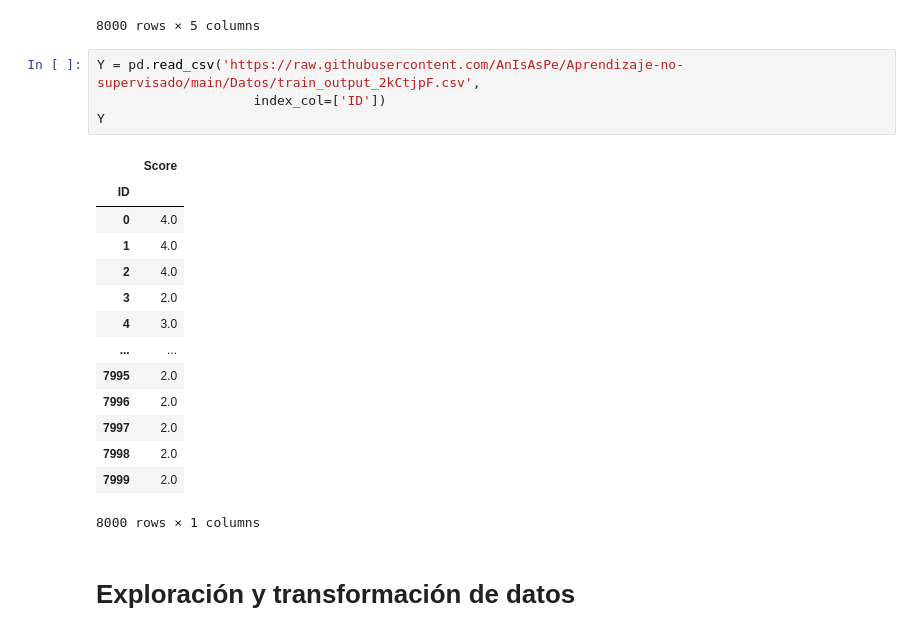
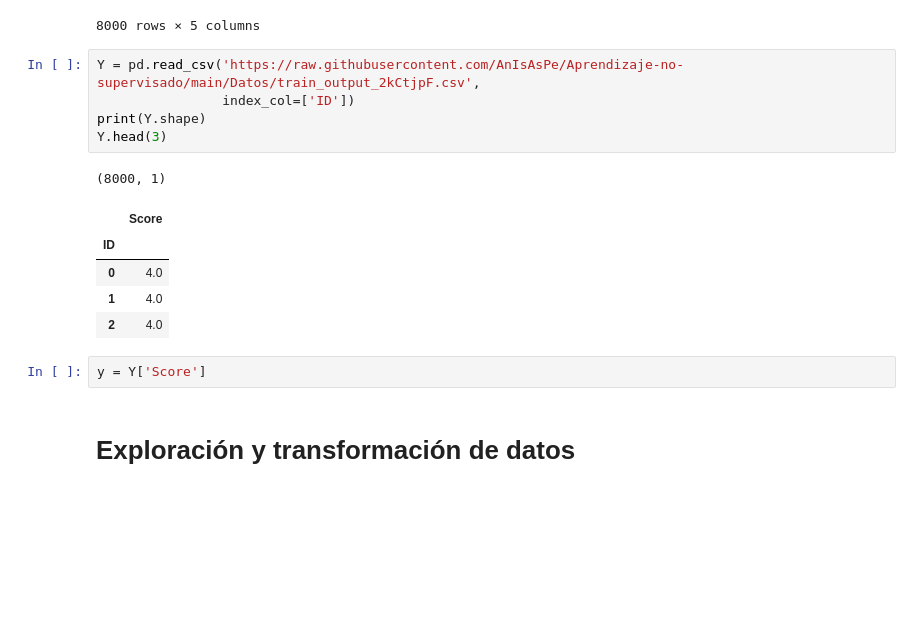
Before and after one commit to AnIsAsPe/Aprendizaje-no-supervisado, a Jupyter notebook: Knn.ipynb, the cells around one changed output. Saved outputs shown, nothing was run; the diff lists cells and outputs as text; blank space fills up the shorter version.

```diff
--- a/Knn.ipynb
+++ b/Knn.ipynb
@@ -47,23 +49,18 @@ X
 8000 rows × 5 columns
 # %%
 Y = pd.read_csv('https://raw.githubusercontent.com/AnIsAsPe/Aprendizaje-no-supervisado/main/Datos/train_output_2kCtjpF.csv',
-                    index_col=['ID'])
-Y
+                index_col=['ID'])
+print(Y.shape)
+Y.head(3)
 # %% [output]
+(8000, 1)
 |  | Score |
 | ID |  |
 | 0 | 4.0 |
 | 1 | 4.0 |
 | 2 | 4.0 |
-| 3 | 2.0 |
-| 4 | 3.0 |
-| ... | ... |
-| 7995 | 2.0 |
-| 7996 | 2.0 |
-| 7997 | 2.0 |
-| 7998 | 2.0 |
-| 7999 | 2.0 |
-8000 rows × 1 columns
+# %%
+y = Y['Score']
 # %% [markdown]
 # Exploración y transformación de datos
 # %%
```
Also changed, not shown: parts of 11 cells of this notebook.
